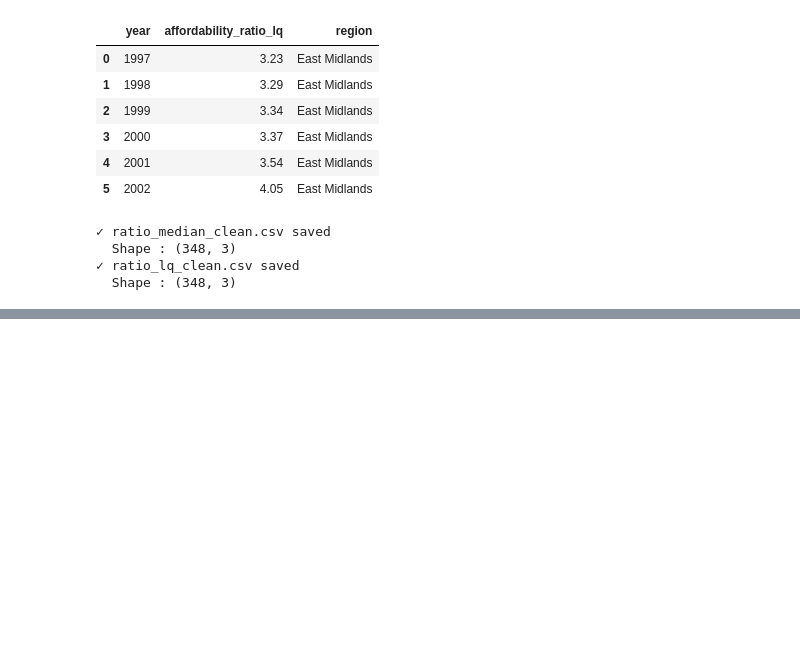
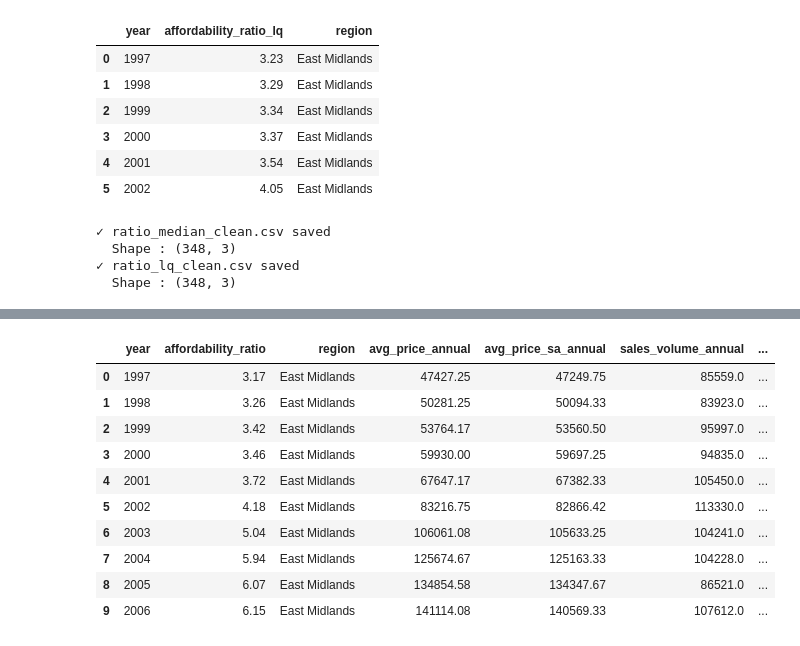
Before and after one commit to koinchsushan/houseAffordabilityDSS, a Jupyter notebook: notebooks/01_eda.ipynb, the cells around one changed output, grey strips where cells are left out. Drawn from its saved outputs; the diff is of its cells as text; code cells hidden in the pictures; blank space fills up the shorter version.

Commit message:
All datasets loaded and merged — master_affordability.csv built(1997-2025)

```diff
--- a/notebooks/01_eda.ipynb
+++ b/notebooks/01_eda.ipynb
@@ -433,0 +629,12 @@ print(f"  Shape : {ratio_lq_long.shape}")
+# %%
+# ── Fix: remove partial year 2026 ────────────────────────────
+earn_annual = earn_annual[earn_annual['year'] <= 2025].copy()
+
+# ── Final check ───────────────────────────────────────────────
+print(f"── Final shape     : {earn_annual.shape}")
+print(f"── Year range      : {earn_annual['year'].min()} → {earn_annual['year'].max()}")
+print(f"── 2024 annual     : £{earn_annual.loc[earn_annual['year']==2024, 'avg_annual_earnings'].values[0]:,.0f}")
+print(f"── 2000 annual     : £{earn_annual.loc[earn_annual['year']==2000, 'avg_annual_earnings'].values[0]:,.0f}")
+print(f"\n── Note: Series starts 2000 — no AWE data for 1995–1999")
+print(f"   This restricts full merged analysis to 2000–2025")
+print(f"   HPI and ratio data for 1997–1999 retained for price-only plots")
@@ -433,0 +736,58 @@ print(f"  Shape : {ratio_lq_long.shape}")
+# %%
+# ============================================================
+# CELL 15 — Build master dataset
+#
+# Merge strategy:
+#   Base  : ratio_long (10 regions × 29 years = 290 rows)
+#   + HPI : left join on year + region
+#   + LQ  : left join on year + region
+#   + CPI : left join on year (broadcast to all regions)
+#   + AWE : left join on year (broadcast to all regions)
+#
+# Final scope: 10 modelling regions only (exclude England,
+# England and Wales which are in ratio file as benchmarks)
+# We keep benchmarks separate for context plots.
+# ============================================================
+
+# ── Separate benchmark rows from modelling rows ───────────────
+BENCHMARK_REGIONS = ['England', 'England and Wales']
+MODEL_REGIONS     = [r for r in REGIONS]  # our 10 regions
+
+ratio_model     = ratio_long[ratio_long['region'].isin(MODEL_REGIONS)].copy()
+ratio_benchmark = ratio_long[ratio_long['region'].isin(BENCHMARK_REGIONS)].copy()
+
+print(f"── Model regions shape     : {ratio_model.shape}")
+print(f"── Benchmark regions shape : {ratio_benchmark.shape}")
+
+# ── Merge HPI ─────────────────────────────────────────────────
+master = ratio_model.merge(
+    hpi_annual,
+    on=['year', 'region'],
+    how='left'
+)
+
+# ── Merge lower quartile ratio ────────────────────────────────
+master = master.merge(
+    ratio_lq_long[ratio_lq_long['region'].isin(MODEL_REGIONS)],
+    on=['year', 'region'],
+    how='left'
+)
+
+# ── Merge CPI ─────────────────────────────────────────────────
+master = master.merge(cpi_annual, on='year', how='left')
+
+# ── Merge earnings ────────────────────────────────────────────
+master = master.merge(
+    earn_annual[['year', 'avg_weekly_earnings', 'avg_annual_earnings']],
+    on='year',
+    how='left'
+)
+
+master = master.sort_values(['region', 'year']).reset_index(drop=True)
+
+print(f"\n── Master shape    : {master.shape}")
+print(f"── Columns         : {master.columns.tolist()}")
+print(f"── Year range      : {master['year'].min()} → {master['year'].max()}")
+print(f"\n── Missing values:\n{master.isnull().sum()}")
+master.head(10)
+# %% [output]
@@ -433,0 +814,11 @@ print(f"  Shape : {ratio_lq_long.shape}")
+|  | year | affordability_ratio | region | avg_price_annual | avg_price_sa_annual | sales_volume_annual | ... |
+| 0 | 1997 | 3.17 | East Midlands | 47427.25 | 47249.75 | 85559.0 | ... |
+| 1 | 1998 | 3.26 | East Midlands | 50281.25 | 50094.33 | 83923.0 | ... |
+| 2 | 1999 | 3.42 | East Midlands | 53764.17 | 53560.50 | 95997.0 | ... |
+| 3 | 2000 | 3.46 | East Midlands | 59930.00 | 59697.25 | 94835.0 | ... |
+| 4 | 2001 | 3.72 | East Midlands | 67647.17 | 67382.33 | 105450.0 | ... |
+| 5 | 2002 | 4.18 | East Midlands | 83216.75 | 82866.42 | 113330.0 | ... |
+| 6 | 2003 | 5.04 | East Midlands | 106061.08 | 105633.25 | 104241.0 | ... |
+| 7 | 2004 | 5.94 | East Midlands | 125674.67 | 125163.33 | 104228.0 | ... |
+| 8 | 2005 | 6.07 | East Midlands | 134854.58 | 134347.67 | 86521.0 | ... |
+| 9 | 2006 | 6.15 | East Midlands | 141114.08 | 140569.33 | 107612.0 | ... |
```
Also changed, not shown: parts of 11 cells of this notebook.
